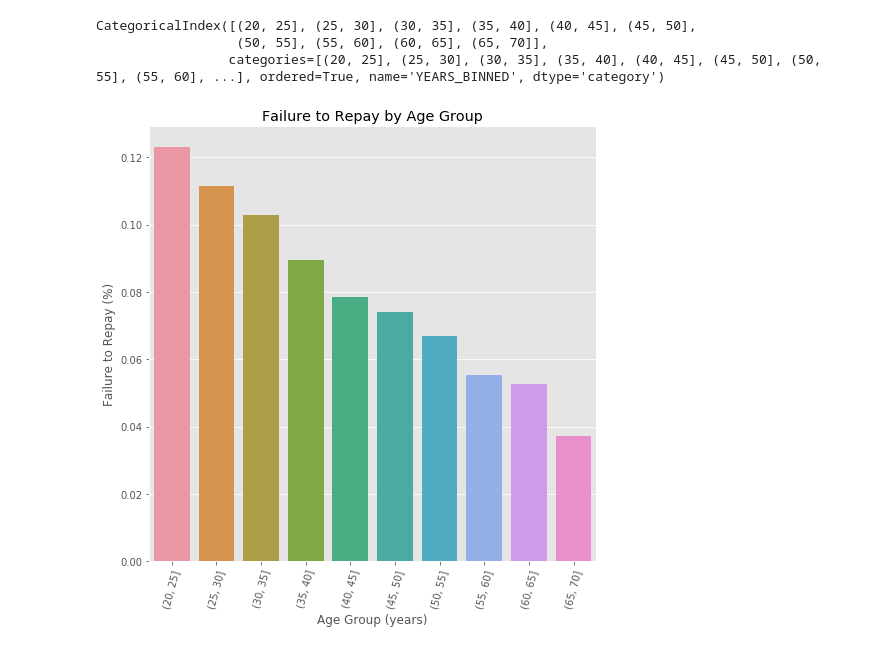
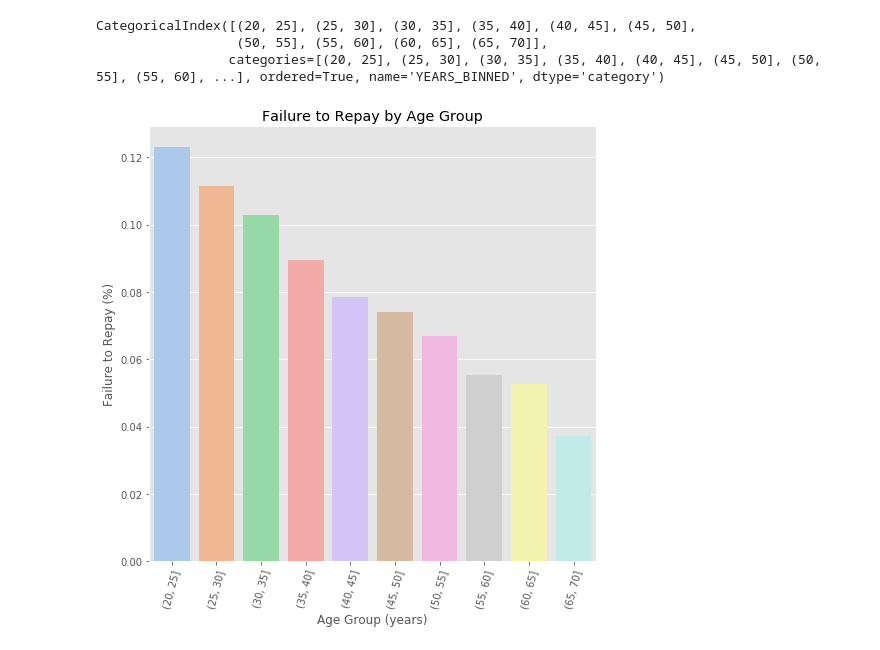
Before and after one commit to lulukuo530/2nd-ML100Days, a Jupyter notebook: Homework/Day_011_HW.ipynb, the cells around one changed output. Drawn from its saved outputs; the diff is of its cells as text; code cells hidden in the pictures.

```diff
--- a/Homework/Day_011_HW.ipynb
+++ b/Homework/Day_011_HW.ipynb
@@ -140,13 +140,13 @@ CategoricalIndex([(20, 25], (25, 30], (30, 35], (35, 40], (40, 45], (45, 50],
 # %%
 plt.figure(figsize = (8, 8))
 
 # 以年齡區間為 x, target 為 y 繪製 barplot
 px = age_groups.index
 py = age_groups["TARGET"].values
-sns.barplot(px, py)
+sns.barplot(px, py, palette="pastel")
 
 # Plot labeling
 plt.xticks(rotation = 75); plt.xlabel('Age Group (years)'); plt.ylabel('Failure to Repay (%)')
 plt.title('Failure to Repay by Age Group');
 # %% [output]
-[figure, old version]
+[figure, new version]
```
